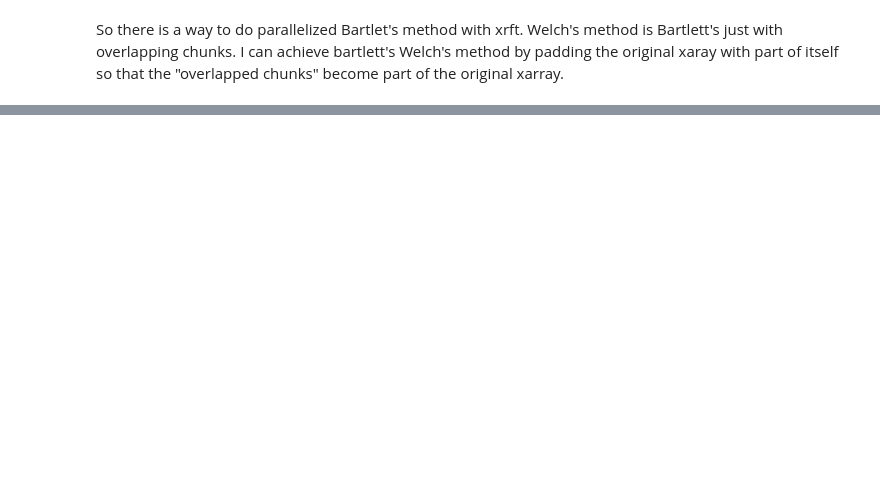
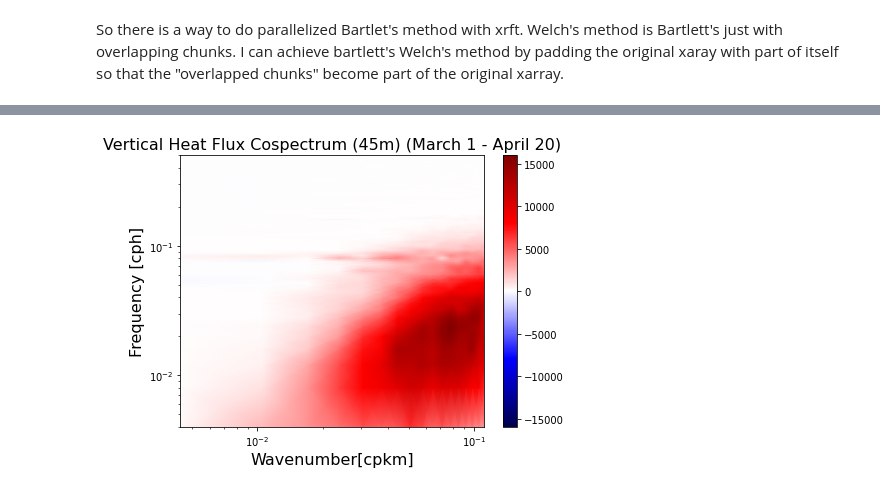
Before and after one commit to avik2007/CoupledOceAtmo, a Jupyter notebook: mit_geos_analysis/notebook18_theta_budget_spectra_hbl_analysis.ipynb, the cells around one changed output, grey strips where cells are left out. Cells and saved outputs as stored; diff of their text form; code cells hidden in the pictures; blank space fills up the shorter version.

```diff
--- a/mit_geos_analysis/notebook18_theta_budget_spectra_hbl_analysis.ipynb
+++ b/mit_geos_analysis/notebook18_theta_budget_spectra_hbl_analysis.ipynb
@@ -1155,0 +1009,4 @@ En_Kom_bar_vp[1:-1].plot(xscale = 'log', yscale = 'log')
+# %%
+%%time
+Qpc15_w = Qp15_w.mean('time_segment')
+Qpc15_s = Qp15_s.mean('time_segment')
@@ -1155,0 +1016,11 @@ En_Kom_bar_vp[1:-1].plot(xscale = 'log', yscale = 'log')
+# %%
+Qp15_w_iso = xrft.xrft.isotropize(np.real(Qpc15_w), ['freq_xdim', 'freq_ydim'], truncate = True)
+Qp15_s_iso = xrft.xrft.isotropize(np.real(Qpc15_s), ['freq_xdim', 'freq_ydim'], truncate = True)
+# %%
+Eisop15_w = Qp15_w_iso.values[1:]
+omp15_w = Qp15_w_iso.freq_time[1:].values
+kisop15_w = Qp15_w_iso.freq_r.values
+
+Eisop15_s = Qp15_s_iso.values[1:]
+omp15_s = Qp15_s_iso.freq_time[1:].values
+kisop15_s = Qp15_s_iso.freq_r.values
@@ -1155,0 +1043,19 @@ En_Kom_bar_vp[1:-1].plot(xscale = 'log', yscale = 'log')
+# %%
+rhoConst = 1027.5 #kg/m^3
+Cp = 1*(10**3) # J / (kg K)
+# %%
+%matplotlib inline
+from matplotlib.colors import LogNorm
+fig = plt.figure(figsize = (15,5))
+ax1 = fig.add_subplot(122)
+cs = plt.pcolormesh(kisop15_w, omp15_w, (Cp*rhoConst*1*Eisop15_w*kisop15_w[None,...]*omp15_w[...,None]), shading='gouraud', cmap='seismic')#, norm=LogNorm())
+ax1.set_yscale('log')
+ax1.set_xscale('log')
+plt.title(r'Vertical Heat Flux Cospectrum (45m) (March 1 - April 20)', size = 16)
+plt.xlabel(r'Wavenumber[cpkm]', size=16)
+plt.ylabel(r'Frequency [cph]', size = 16)
+plt.clim([-16000, 16000])
+plt.colorbar()
+plt.show()
+# %% [output]
+[figure, added]
```
Also changed, not shown: parts of 83 cells of this notebook, 4 other files.
